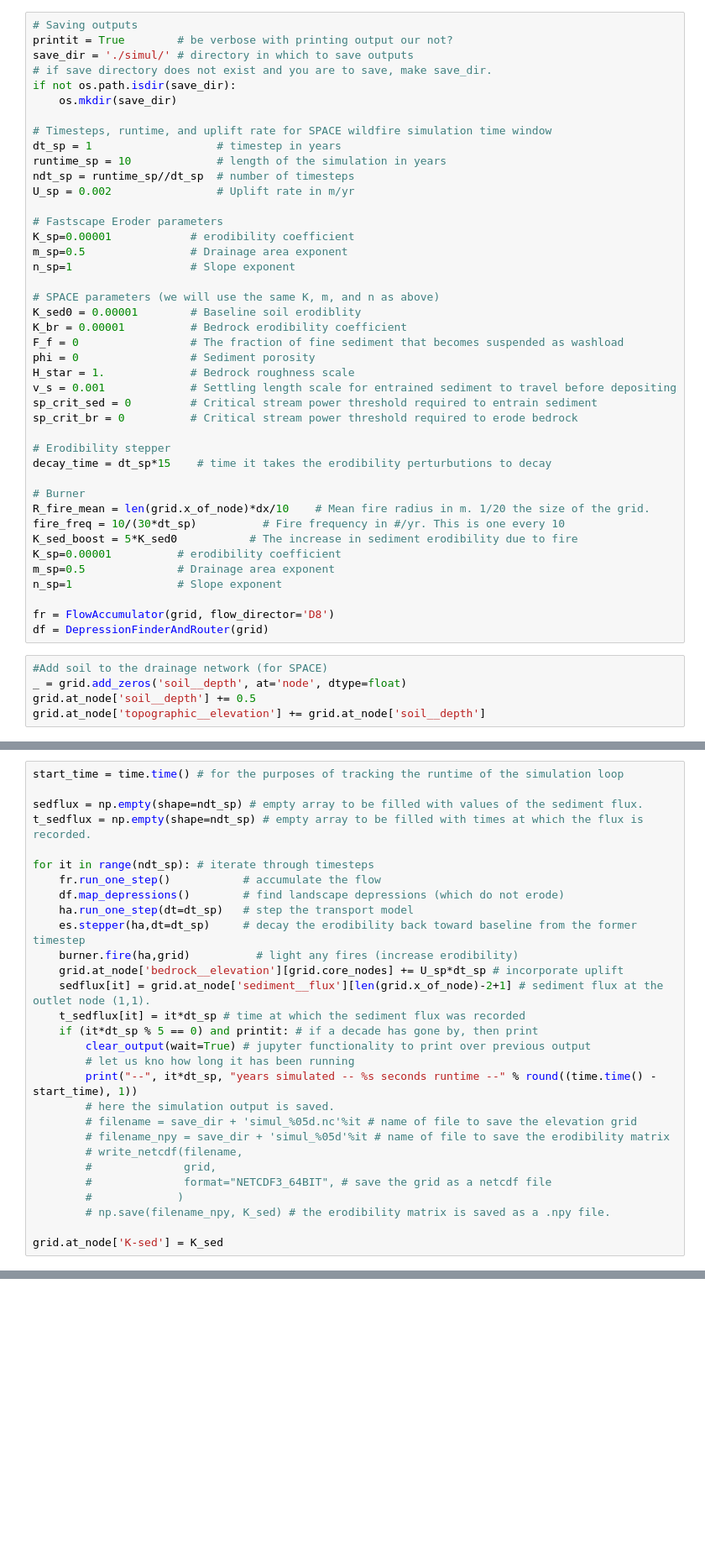
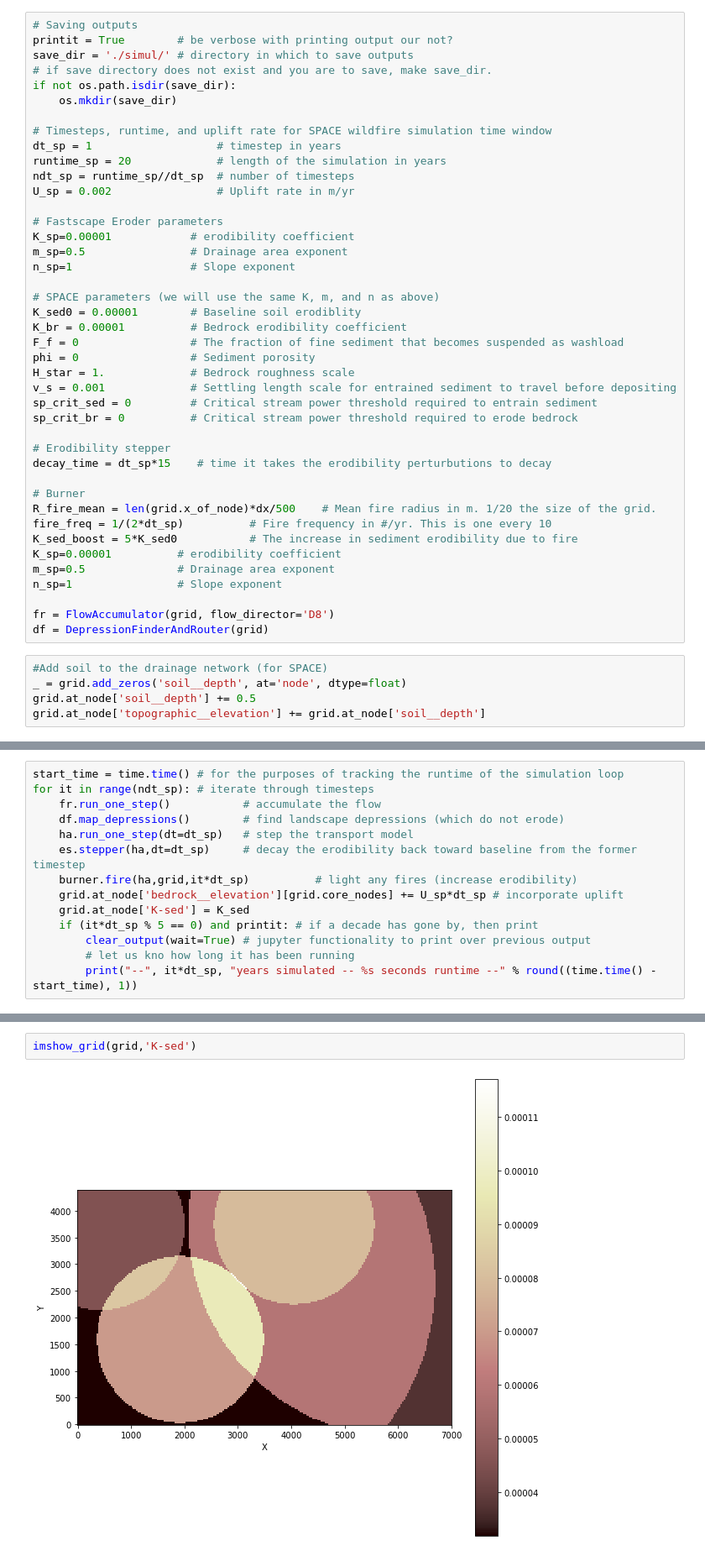
Before and after one commit to csdms-spring-school-2022/abrupt-perturbations, a Jupyter notebook: abrupt_fire_landslide/Fire_try.ipynb, the cells around one changed output, grey strips where cells are left out. Shown: that part at 84% size. Drawn from its saved outputs; the diff is of its cells as text; blank space fills up the shorter version.

Commit message:
Script to compute erodibility and sediment flux after a series of wildfires

```diff
--- a/abrupt_fire_landslide/Fire_try.ipynb
+++ b/abrupt_fire_landslide/Fire_try.ipynb
@@ -172,7 +183,7 @@ if not os.path.isdir(save_dir):
 
 # Timesteps, runtime, and uplift rate for SPACE wildfire simulation time window
 dt_sp = 1                   # timestep in years
-runtime_sp = 10             # length of the simulation in years
+runtime_sp = 20             # length of the simulation in years
 ndt_sp = runtime_sp//dt_sp  # number of timesteps
 U_sp = 0.002                # Uplift rate in m/yr
 
@@ -195,8 +206,8 @@ sp_crit_br = 0          # Critical stream power threshold required to erode bedr
 decay_time = dt_sp*15    # time it takes the erodibility perturbutions to decay
 
 # Burner
-R_fire_mean = len(grid.x_of_node)*dx/10    # Mean fire radius in m. 1/20 the size of the grid.
-fire_freq = 10/(30*dt_sp)          # Fire frequency in #/yr. This is one every 10
+R_fire_mean = len(grid.x_of_node)*dx/500    # Mean fire radius in m. 1/20 the size of the grid.
+fire_freq = 1/(2*dt_sp)          # Fire frequency in #/yr. This is one every 10
 K_sed_boost = 5*K_sed0           # The increase in sediment erodibility due to fire
 K_sp=0.00001          # erodibility coefficient
 m_sp=0.5              # Drainage area exponent
@@ -233,31 +244,16 @@ burner = Burner(fire_freq=fire_freq,
                 dt=dt_sp)
 # %%
 start_time = time.time() # for the purposes of tracking the runtime of the simulation loop
-
-sedflux = np.empty(shape=ndt_sp) # empty array to be filled with values of the sediment flux.
-t_sedflux = np.empty(shape=ndt_sp) # empty array to be filled with times at which the flux is recorded.
-
 for it in range(ndt_sp): # iterate through timesteps
     fr.run_one_step()           # accumulate the flow
     df.map_depressions()        # find landscape depressions (which do not erode)
     ha.run_one_step(dt=dt_sp)   # step the transport model
     es.stepper(ha,dt=dt_sp)     # decay the erodibility back toward baseline from the former timestep
-    burner.fire(ha,grid)          # light any fires (increase erodibility)
+    burner.fire(ha,grid,it*dt_sp)          # light any fires (increase erodibility)
     grid.at_node['bedrock__elevation'][grid.core_nodes] += U_sp*dt_sp # incorporate uplift
-    sedflux[it] = grid.at_node['sediment__flux'][len(grid.x_of_node)-2+1] # sediment flux at the outlet node (1,1).
-    t_sedflux[it] = it*dt_sp # time at which the sediment flux was recorded
+    grid.at_node['K-sed'] = K_sed
     if (it*dt_sp % 5 == 0) and printit: # if a decade has gone by, then print
         clear_output(wait=True) # jupyter functionality to print over previous output
         # let us kno how long it has been running
         print("--", it*dt_sp, "years simulated -- %s seconds runtime --" % round((time.time() - start_time), 1))
-        # here the simulation output is saved.
-        # filename = save_dir + 'simul_%05d.nc'%it # name of file to save the elevation grid
-        # filename_npy = save_dir + 'simul_%05d'%it # name of file to save the erodibility matrix
-        # write_netcdf(filename,
-        #              grid,
-        #              format="NETCDF3_64BIT", # save the grid as a netcdf file
-        #             )
-        # np.save(filename_npy, K_sed) # the erodibility matrix is saved as a .npy file.
-
-grid.at_node['K-sed'] = K_sed
 # %% [output]
@@ -274,0 +261,4 @@ print(np.max(K_sed))
+# %%
+imshow_grid(grid,'K-sed')
+# %% [output]
+[figure, added]
```
Also changed, not shown: parts of 10 cells of this notebook.
